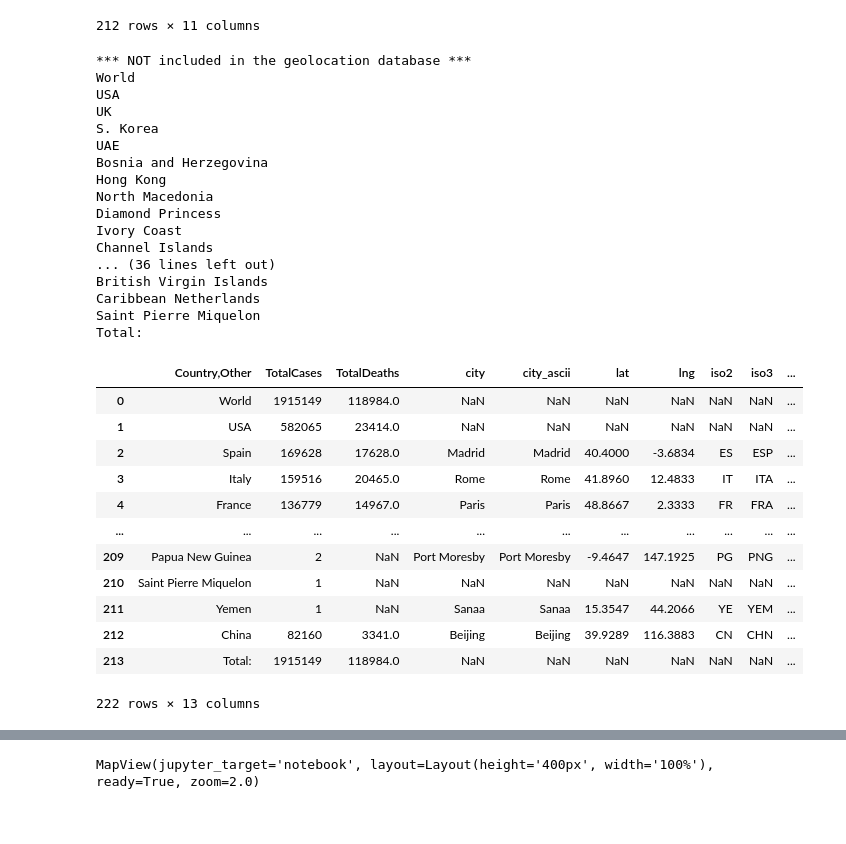
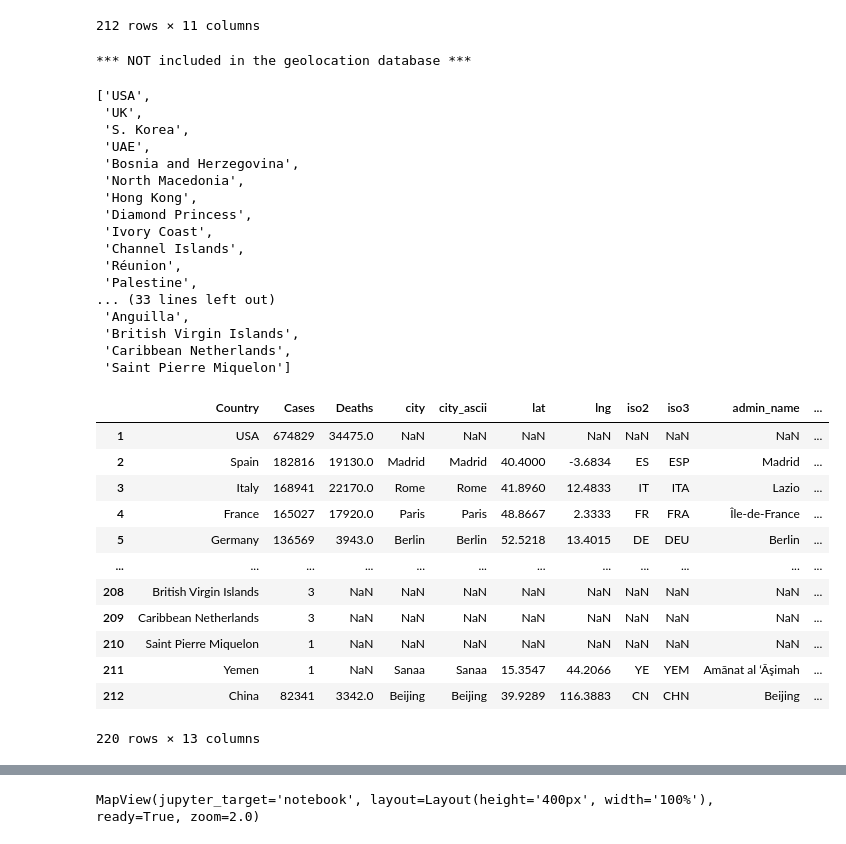
Before and after one commit to tezzytezzy/corona-virus, a Jupyter notebook: virus_map.ipynb, the cells around one changed output, grey strips where cells are left out. Saved outputs shown, nothing was run; the diff lists cells and outputs as text; code cells hidden in the pictures.

```diff
--- a/virus_map.ipynb
+++ b/virus_map.ipynb
@@ -114,25 +112,35 @@ virus_country_list = df_virus_data['Country'].tolist()
 
 geolocation_country_list = df_geolocation['country'].tolist()
 
+cities_not_inlcuded_list = []
+
 print("*** NOT included in the geolocation database ***")
 for virus_country in virus_country_list:
     if virus_country not in geolocation_country_list:
-        print(virus_country)
+        cities_not_inlcuded_list.append(virus_country)
+
+cities_not_inlcuded_list
+# United States
+# United Kingdom
+# Korea, South
+# United Arab Emirates
+# Bosnia And Herzegovina
 # %% [output]
 *** NOT included in the geolocation database ***
-World
-USA
-UK
-S. Korea
-UAE
-Bosnia and Herzegovina
-Hong Kong
-North Macedonia
-Diamond Princess
-Ivory Coast
-Channel Islands
-... (36 lines left out)
-British Virgin Islands
-Caribbean Netherlands
-Saint Pierre Miquelon
-Total:
+['USA',
+ 'UK',
+ 'S. Korea',
+ 'UAE',
+ 'Bosnia and Herzegovina',
+ 'North Macedonia',
+ 'Hong Kong',
+ 'Diamond Princess',
+ 'Ivory Coast',
+ 'Channel Islands',
+ 'Réunion',
+ 'Palestine',
+... (33 lines left out)
+ 'Anguilla',
+ 'British Virgin Islands',
+ 'Caribbean Netherlands',
+ 'Saint Pierre Miquelon']
@@ -145,19 +147,18 @@ Total:
 # %%
-
-# 'On' keyword preserves the index of the caller's Dataframe, i.e., df_data
-df_joined = df_data.join(df_geolocation.set_index('country'), on='Country')
+# 'On' keyword preserves the index (1 - 212) of the caller's Dataframe, i.e., df_data
+df_joined = df_virus_data.join(df_geolocation.set_index('country'), on='Country')
 df_joined
 # %% [output]
-|  | Country,Other | TotalCases | TotalDeaths | city | city_ascii | lat | lng | iso2 | iso3 | ... |
-| 0 | World | 1915149 | 118984.0 | NaN | NaN | NaN | NaN | NaN | NaN | ... |
-| 1 | USA | 582065 | 23414.0 | NaN | NaN | NaN | NaN | NaN | NaN | ... |
-| 2 | Spain | 169628 | 17628.0 | Madrid | Madrid | 40.4000 | -3.6834 | ES | ESP | ... |
-| 3 | Italy | 159516 | 20465.0 | Rome | Rome | 41.8960 | 12.4833 | IT | ITA | ... |
-| 4 | France | 136779 | 14967.0 | Paris | Paris | 48.8667 | 2.3333 | FR | FRA | ... |
-| ... | ... | ... | ... | ... | ... | ... | ... | ... | ... | ... |
-| 209 | Papua New Guinea | 2 | NaN | Port Moresby | Port Moresby | -9.4647 | 147.1925 | PG | PNG | ... |
-| 210 | Saint Pierre Miquelon | 1 | NaN | NaN | NaN | NaN | NaN | NaN | NaN | ... |
-| 211 | Yemen | 1 | NaN | Sanaa | Sanaa | 15.3547 | 44.2066 | YE | YEM | ... |
-| 212 | China | 82160 | 3341.0 | Beijing | Beijing | 39.9289 | 116.3883 | CN | CHN | ... |
-| 213 | Total: | 1915149 | 118984.0 | NaN | NaN | NaN | NaN | NaN | NaN | ... |
+|  | Country | Cases | Deaths | city | city_ascii | lat | lng | iso2 | iso3 | admin_name | ... |
+| 1 | USA | 674829 | 34475.0 | NaN | NaN | NaN | NaN | NaN | NaN | NaN | ... |
+| 2 | Spain | 182816 | 19130.0 | Madrid | Madrid | 40.4000 | -3.6834 | ES | ESP | Madrid | ... |
+| 3 | Italy | 168941 | 22170.0 | Rome | Rome | 41.8960 | 12.4833 | IT | ITA | Lazio | ... |
+| 4 | France | 165027 | 17920.0 | Paris | Paris | 48.8667 | 2.3333 | FR | FRA | Île-de-France | ... |
+| 5 | Germany | 136569 | 3943.0 | Berlin | Berlin | 52.5218 | 13.4015 | DE | DEU | Berlin | ... |
+| ... | ... | ... | ... | ... | ... | ... | ... | ... | ... | ... | ... |
+| 208 | British Virgin Islands | 3 | NaN | NaN | NaN | NaN | NaN | NaN | NaN | NaN | ... |
+| 209 | Caribbean Netherlands | 3 | NaN | NaN | NaN | NaN | NaN | NaN | NaN | NaN | ... |
+| 210 | Saint Pierre Miquelon | 1 | NaN | NaN | NaN | NaN | NaN | NaN | NaN | NaN | ... |
+| 211 | Yemen | 1 | NaN | Sanaa | Sanaa | 15.3547 | 44.2066 | YE | YEM | Amānat al ‘Āşimah | ... |
+| 212 | China | 82341 | 3342.0 | Beijing | Beijing | 39.9289 | 116.3883 | CN | CHN | Beijing | ... |
-222 rows × 13 columns
+220 rows × 13 columns
```
Also changed, not shown: parts of 13 cells of this notebook, 1 other file.
